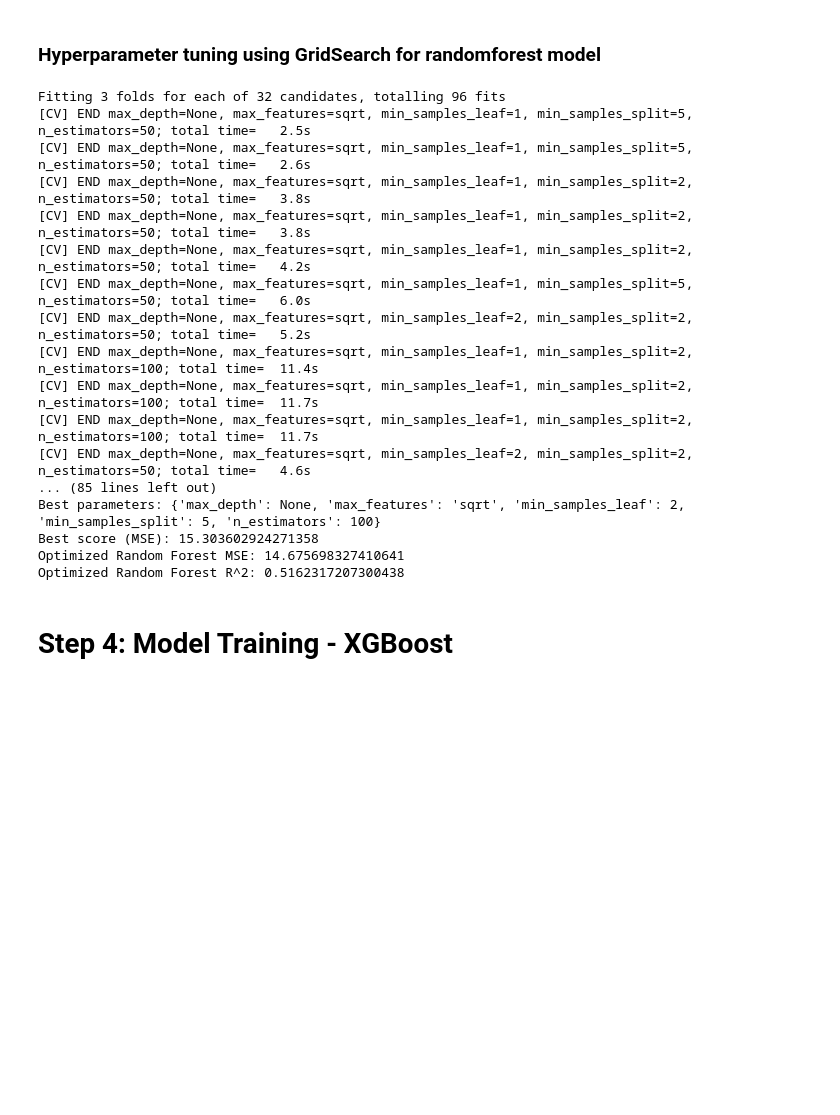
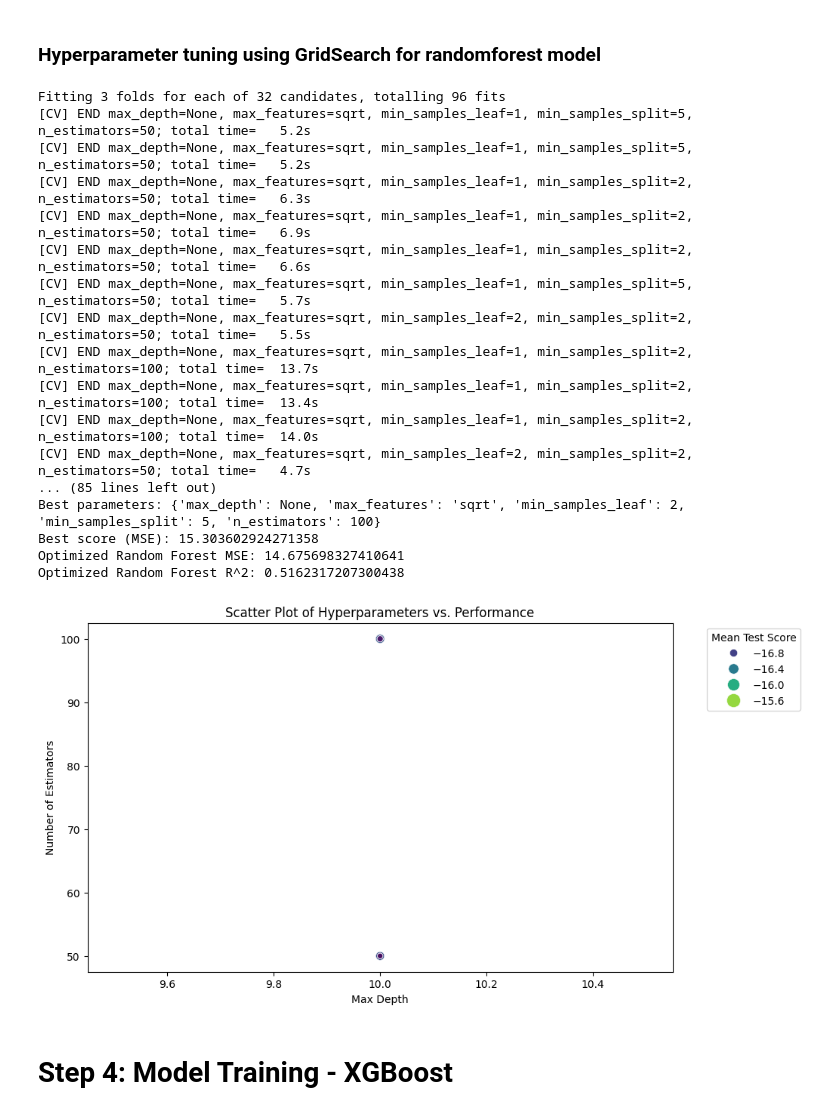
Before and after one commit to ashrithagoramane/INFO7390, a Jupyter notebook: notebooks/FinalNotebook.ipynb, the cells around one changed output. Cells and saved outputs as stored; diff of their text form; code cells hidden in the pictures; blank space fills up the shorter version.

```diff
--- a/notebooks/FinalNotebook.ipynb
+++ b/notebooks/FinalNotebook.ipynb
@@ -766,7 +766,7 @@ Random Forest R^2: 0.4948330214783929
 from sklearn.model_selection import GridSearchCV
 
 # Define the model
-rf_regressor = RandomForestRegressor(random_state=42)
+rf_regressor_gv = RandomForestRegressor(random_state=42)
 
 # Set up the parameter grid to tune
 param_grid = {
@@ -778,7 +778,7 @@ param_grid = {
 }
 
 # Setup the GridSearchCV
-grid_search = GridSearchCV(estimator=rf_regressor, param_grid=param_grid, cv=3, scoring='neg_mean_squared_error', verbose=2, n_jobs=-1)
+grid_search = GridSearchCV(estimator=rf_regressor_gv, param_grid=param_grid, cv=3, scoring='neg_mean_squared_error', verbose=2, n_jobs=-1)
 
 # Fit the grid search to the data
 grid_search.fit(X_train, y_train)
@@ -799,22 +799,34 @@ print(f"Optimized Random Forest MSE: {rf_mse}")
 print(f"Optimized Random Forest R^2: {rf_r2}")
 # %% [output]
 Fitting 3 folds for each of 32 candidates, totalling 96 fits
-[CV] END max_depth=None, max_features=sqrt, min_samples_leaf=1, min_samples_split=5, n_estimators=50; total time=   2.5s
-[CV] END max_depth=None, max_features=sqrt, min_samples_leaf=1, min_samples_split=5, n_estimators=50; total time=   2.6s
-[CV] END max_depth=None, max_features=sqrt, min_samples_leaf=1, min_samples_split=2, n_estimators=50; total time=   3.8s
-[CV] END max_depth=None, max_features=sqrt, min_samples_leaf=1, min_samples_split=2, n_estimators=50; total time=   3.8s
-[CV] END max_depth=None, max_features=sqrt, min_samples_leaf=1, min_samples_split=2, n_estimators=50; total time=   4.2s
-[CV] END max_depth=None, max_features=sqrt, min_samples_leaf=1, min_samples_split=5, n_estimators=50; total time=   6.0s
-[CV] END max_depth=None, max_features=sqrt, min_samples_leaf=2, min_samples_split=2, n_estimators=50; total time=   5.2s
-[CV] END max_depth=None, max_features=sqrt, min_samples_leaf=1, min_samples_split=2, n_estimators=100; total time=  11.4s
-[CV] END max_depth=None, max_features=sqrt, min_samples_leaf=1, min_samples_split=2, n_estimators=100; total time=  11.7s
-[CV] END max_depth=None, max_features=sqrt, min_samples_leaf=1, min_samples_split=2, n_estimators=100; total time=  11.7s
-[CV] END max_depth=None, max_features=sqrt, min_samples_leaf=2, min_samples_split=2, n_estimators=50; total time=   4.6s
+[CV] END max_depth=None, max_features=sqrt, min_samples_leaf=1, min_samples_split=5, n_estimators=50; total time=   5.2s
+[CV] END max_depth=None, max_features=sqrt, min_samples_leaf=1, min_samples_split=5, n_estimators=50; total time=   5.2s
+[CV] END max_depth=None, max_features=sqrt, min_samples_leaf=1, min_samples_split=2, n_estimators=50; total time=   6.3s
+[CV] END max_depth=None, max_features=sqrt, min_samples_leaf=1, min_samples_split=2, n_estimators=50; total time=   6.9s
+[CV] END max_depth=None, max_features=sqrt, min_samples_leaf=1, min_samples_split=2, n_estimators=50; total time=   6.6s
+[CV] END max_depth=None, max_features=sqrt, min_samples_leaf=1, min_samples_split=5, n_estimators=50; total time=   5.7s
+[CV] END max_depth=None, max_features=sqrt, min_samples_leaf=2, min_samples_split=2, n_estimators=50; total time=   5.5s
+[CV] END max_depth=None, max_features=sqrt, min_samples_leaf=1, min_samples_split=2, n_estimators=100; total time=  13.7s
+[CV] END max_depth=None, max_features=sqrt, min_samples_leaf=1, min_samples_split=2, n_estimators=100; total time=  13.4s
+[CV] END max_depth=None, max_features=sqrt, min_samples_leaf=1, min_samples_split=2, n_estimators=100; total time=  14.0s
+[CV] END max_depth=None, max_features=sqrt, min_samples_leaf=2, min_samples_split=2, n_estimators=50; total time=   4.7s
 ... (85 lines left out)
 Best parameters: {'max_depth': None, 'max_features': 'sqrt', 'min_samples_leaf': 2, 'min_samples_split': 5, 'n_estimators': 100}
 Best score (MSE): 15.303602924271358
 Optimized Random Forest MSE: 14.675698327410641
 Optimized Random Forest R^2: 0.5162317207300438
+# %%
+results = grid_search.cv_results_
+
+plt.figure(figsize=(10, 6))
+sns.scatterplot(data=results, x='param_max_depth', y='param_n_estimators', size='mean_test_score', hue='mean_test_score', palette='viridis', sizes=(20, 200))
+plt.title('Scatter Plot of Hyperparameters vs. Performance')
+plt.xlabel('Max Depth')
+plt.ylabel('Number of Estimators')
+plt.legend(title='Mean Test Score', bbox_to_anchor=(1.05, 1), loc='upper left')
+plt.show()
+# %% [output]
+[figure, added]
 # %% [markdown]
 # Step 4: Model Training - XGBoost
 # %% [markdown]
```
Also changed, not shown: parts of 4 cells of this notebook.
